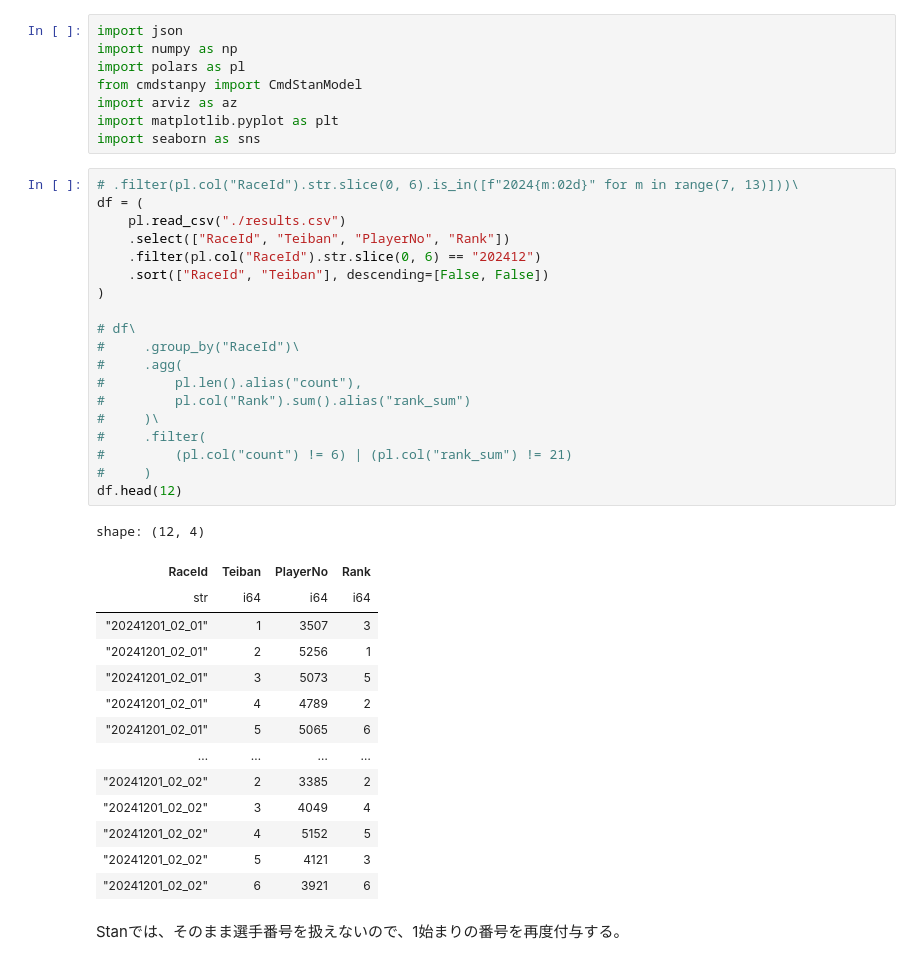
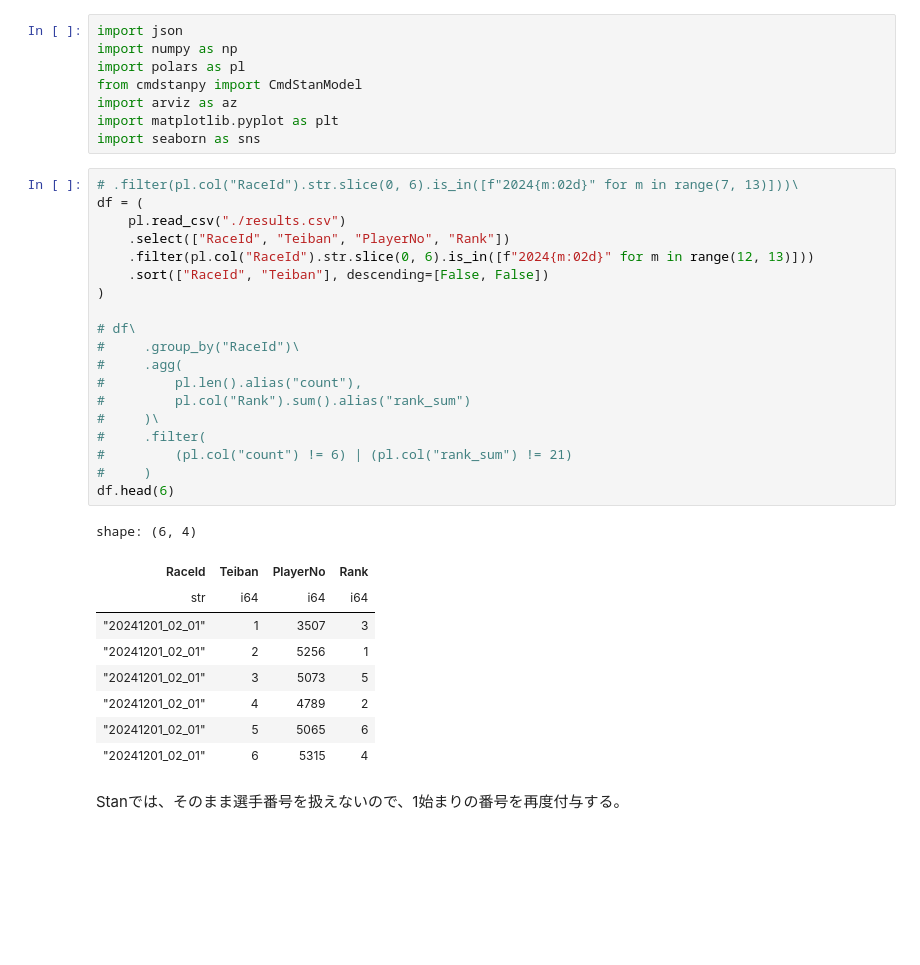
Before and after one commit to SugiAki1989/statistical_note, a Jupyter notebook: note_bayes23/note_bayes23.ipynb, the cells around one changed output. Cells and saved outputs as stored; diff of their text form; blank space fills up the shorter version.

```diff
--- a/note_bayes23/note_bayes23.ipynb
+++ b/note_bayes23/note_bayes23.ipynb
@@ -340,37 +340,32 @@ import seaborn as sns
 # %%
 # .filter(pl.col("RaceId").str.slice(0, 6).is_in([f"2024{m:02d}" for m in range(7, 13)]))\
 df = (
     pl.read_csv("./results.csv")
     .select(["RaceId", "Teiban", "PlayerNo", "Rank"])
-    .filter(pl.col("RaceId").str.slice(0, 6) == "202412")
+    .filter(pl.col("RaceId").str.slice(0, 6).is_in([f"2024{m:02d}" for m in range(12, 13)]))
     .sort(["RaceId", "Teiban"], descending=[False, False])
 )
 
 # df\
 #     .group_by("RaceId")\
 #     .agg(
 #         pl.len().alias("count"),
 #         pl.col("Rank").sum().alias("rank_sum")
 #     )\
 #     .filter(
 #         (pl.col("count") != 6) | (pl.col("rank_sum") != 21)
 #     )
-df.head(12)
+df.head(6)
 # %% [output]
-shape: (12, 4)
+shape: (6, 4)
 | RaceId | Teiban | PlayerNo | Rank |
 | str | i64 | i64 | i64 |
 | "20241201_02_01" | 1 | 3507 | 3 |
 | "20241201_02_01" | 2 | 5256 | 1 |
 | "20241201_02_01" | 3 | 5073 | 5 |
 | "20241201_02_01" | 4 | 4789 | 2 |
 | "20241201_02_01" | 5 | 5065 | 6 |
-| … | … | … | … |
-| "20241201_02_02" | 2 | 3385 | 2 |
-| "20241201_02_02" | 3 | 4049 | 4 |
-| "20241201_02_02" | 4 | 5152 | 5 |
-| "20241201_02_02" | 5 | 4121 | 3 |
-| "20241201_02_02" | 6 | 3921 | 6 |
+| "20241201_02_01" | 6 | 5315 | 4 |
 # %% [markdown]
 Stanでは、そのまま選手番号を扱えないので、1始まりの番号を再度付与する。
 # %%
```
Also changed, not shown: parts of 19 cells of this notebook, 1 other file.
